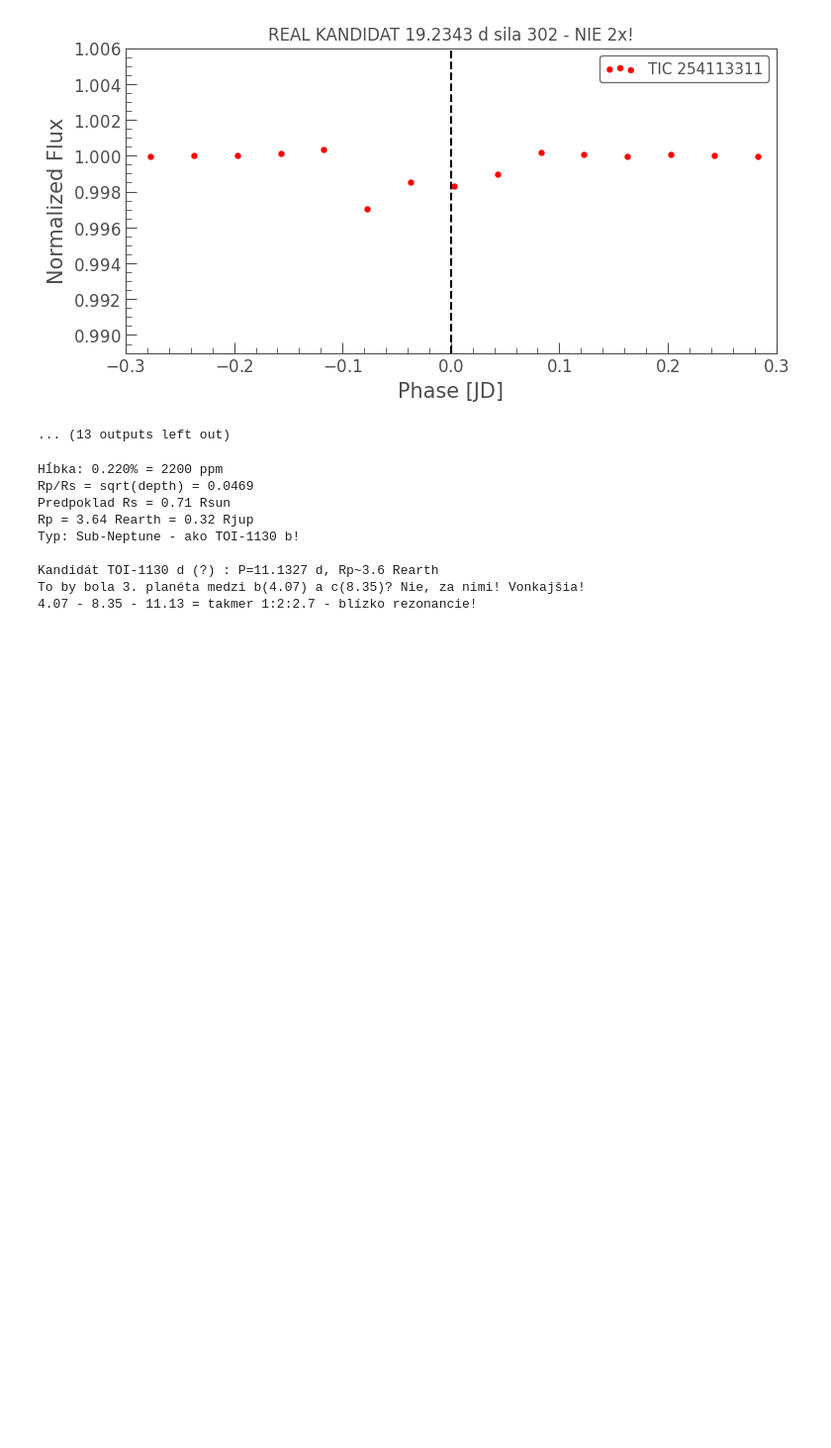
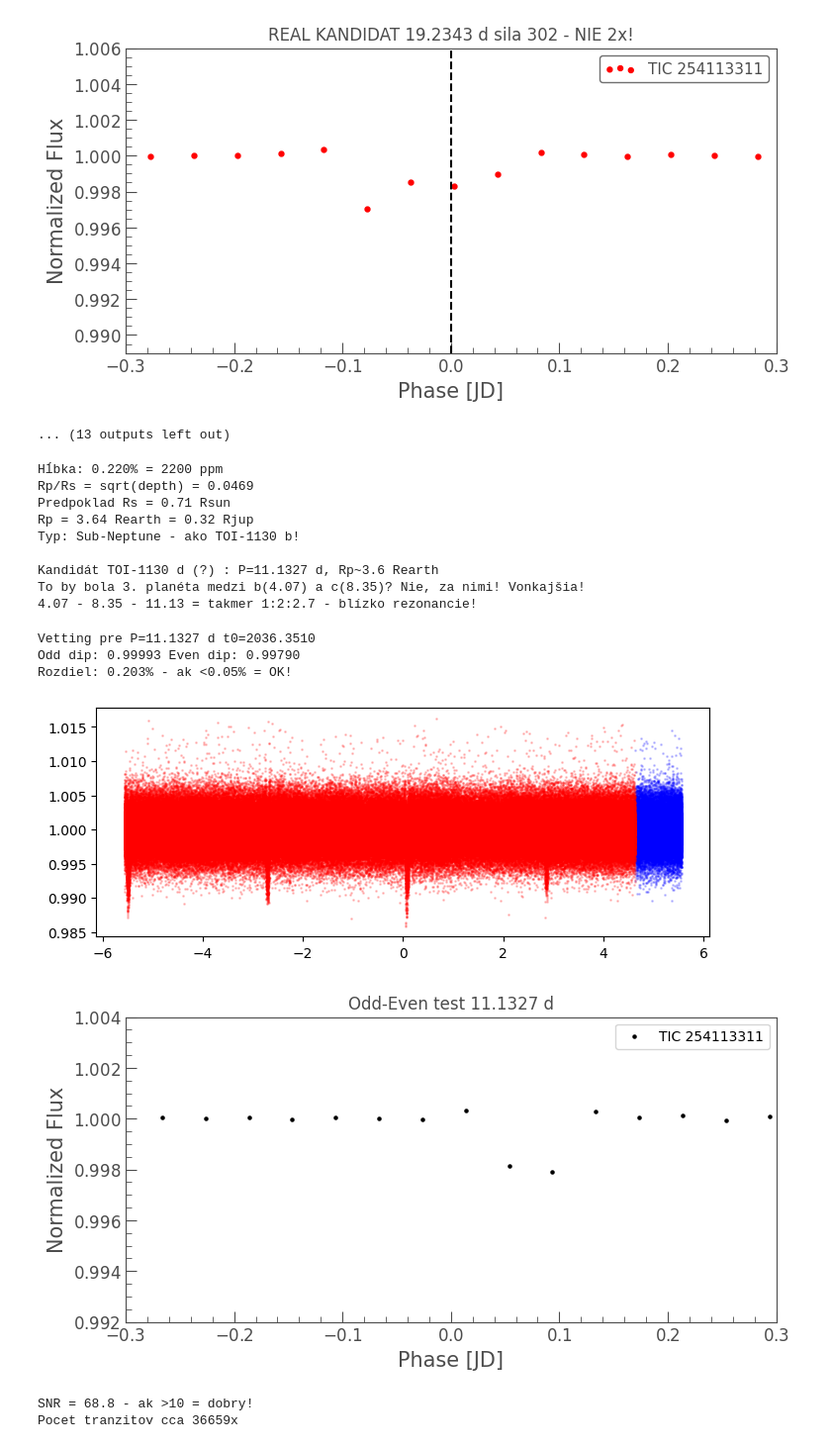
Before and after one commit to scholtesriso-blip/WASP96b-transit-detection, a Jupyter notebook: Untitled3.ipynb, the cells around one changed output. Shown at 99% size. Cells and saved outputs as stored; diff of their text form; code cells hidden in the pictures; blank space fills up the shorter version.

```diff
--- a/Untitled3.ipynb
+++ b/Untitled3.ipynb
@@ -487,3 +487,51 @@ Typ: Sub-Neptune - ako TOI-1130 b!
 Kandidát TOI-1130 d (?) : P=11.1327 d, Rp~3.6 Rearth
 To by bola 3. planéta medzi b(4.07) a c(8.35)? Nie, za nimi! Vonkajšia!
 4.07 - 8.35 - 11.13 = takmer 1:2:2.7 - blízko rezonancie!
+# %%
+
+# Bunka 14 FIX - VETTING 11.13 d bez chyby
+import numpy as np, matplotlib.pyplot as plt
+
+p = 11.1327
+idx = (abs(pg_fixed.period.value - p)).argmin()
+t0 = pg_fixed.transit_time.value[idx]
+print(f"Vetting pre P={p:.4f} d t0={t0:.4f}")
+
+fold = lc2_flat_fixed.fold(period=p, epoch_time=t0)
+
+n_transit = np.floor((fold.time.value - t0)/p + 0.5)
+odd_mask = (n_transit % 2 == 0)
+even_mask = (n_transit % 2 == 1)
+
+fold_odd = fold[odd_mask]
+fold_even = fold[even_mask]
+
+b_odd = fold_odd.bin(time_bin_size=0.04).flux.min()
+b_even = fold_even.bin(time_bin_size=0.04).flux.min()
+
+print(f"Odd dip: {b_odd:.5f} Even dip: {b_even:.5f}")
+print(f"Rozdiel: {abs(b_odd-b_even)*100:.3f}% - ak <0.05% = OK!")
+
+plt.figure(figsize=(8,3))
+plt.scatter(fold_odd.phase.value, fold_odd.flux.value, s=1, c='blue', alpha=0.2, label='odd')
+plt.scatter(fold_even.phase.value, fold_even.flux.value, s=1, c='red', alpha=0.2, label='even')
+fold.bin(time_bin_size=0.04).scatter(s=20, c='black')
+plt.xlim(-0.3,0.3); plt.ylim(0.992,1.004)
+plt.legend()
+plt.title(f"Odd-Even test {p:.4f} d")
+plt.show()
+
+depth = 1 - fold.bin(time_bin_size=0.04).flux.min()
+noise = np.std(lc2_flat_fixed.flux.value)
+n_points = len(fold[(abs(fold.phase.value)<0.1)].flux)
+snr = depth/noise * np.sqrt(n_points)
+print(f"SNR = {snr:.1f} - ak >10 = dobry!")
+print(f"Pocet tranzitov cca {len(lc2_flat_fixed.time.value)/p:.0f}x")
+# %% [output]
+Vetting pre P=11.1327 d t0=2036.3510
+Odd dip: 0.99993 Even dip: 0.99790
+Rozdiel: 0.203% - ak <0.05% = OK!
+[figure, added]
+[figure, added]
+SNR = 68.8 - ak >10 = dobry!
+Pocet tranzitov cca 36659x
```
Also changed, not shown: parts of 3 cells of this notebook.
